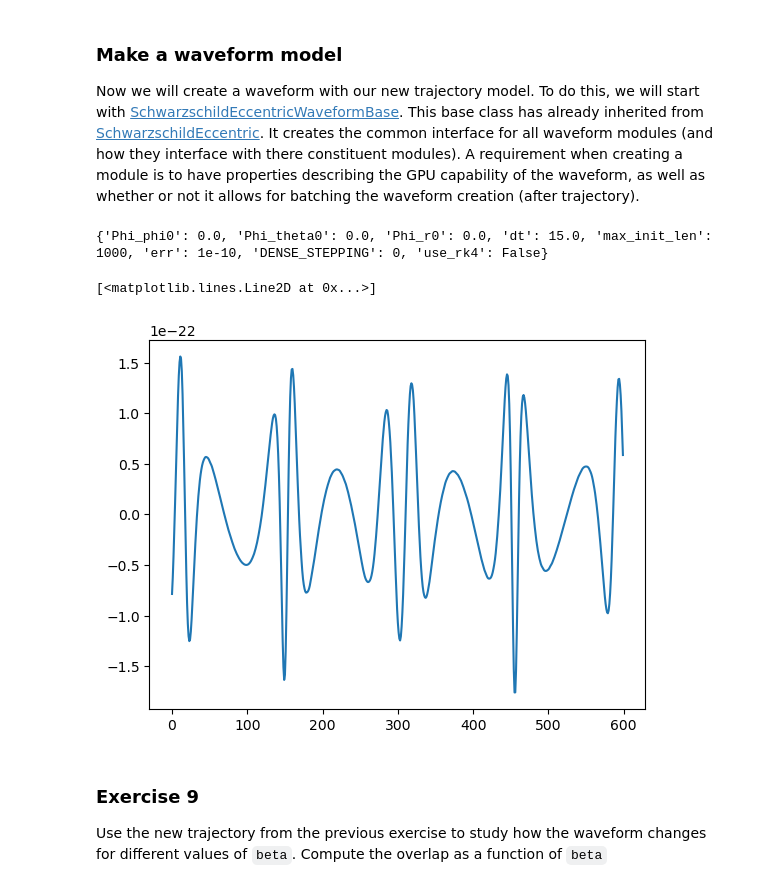
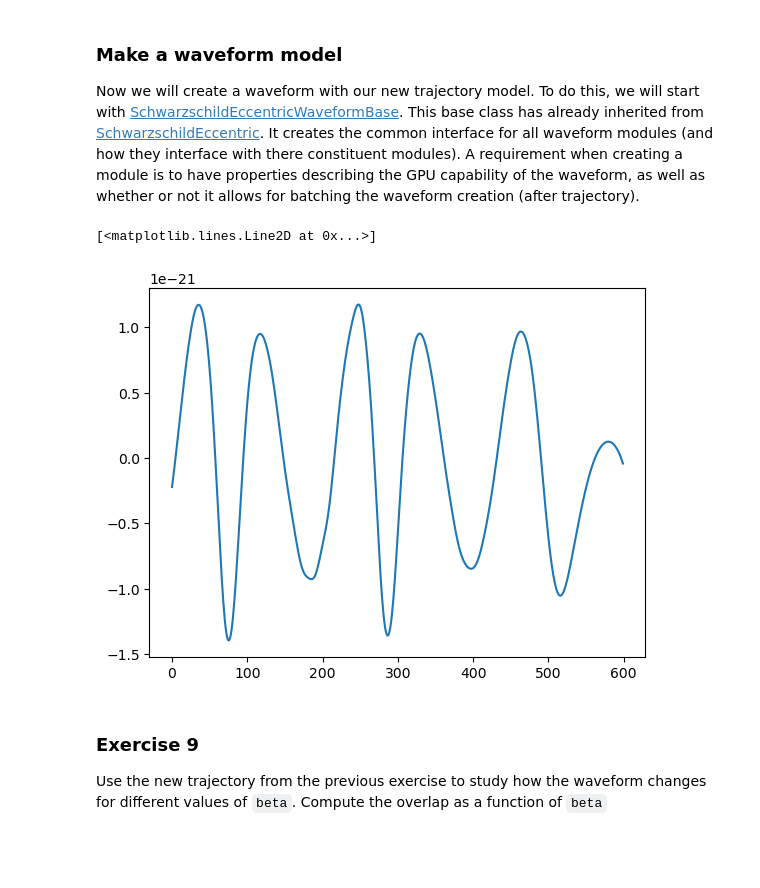
Before and after one commit to lorenzsp/GRAPPA_EMRI_tutorial, a Jupyter notebook: BeyondVacuum-EMRIs.ipynb, the cells around one changed output. Drawn from its saved outputs; the diff is of its cells as text; code cells hidden in the pictures; blank space fills up the shorter version.

```diff
--- a/BeyondVacuum-EMRIs.ipynb
+++ b/BeyondVacuum-EMRIs.ipynb
@@ -831,25 +831,24 @@ class FastSchwarzschildEccentricPn(SchwarzschildEccentricWaveformBase):
 # %%
 test = FastSchwarzschildEccentricPn()
 
 M = 1e6
-mu = 1e1
+mu = 5e1
 p0 = 12.0
 e0 = 0.4
 theta = np.pi/3.
 phi = np.pi/4.
 dist = 1.0
 beta =0.0
 
-T = 0.02
-dt = 15.0
+T = 1.02
+dt = 2.0
 
 wave1 = test(M, mu, p0, e0, theta, phi, beta, dist=dist, dt=dt, T=T)
 
 plt.plot(wave1.real[-600:])
 # %% [output]
-{'Phi_phi0': 0.0, 'Phi_theta0': 0.0, 'Phi_r0': 0.0, 'dt': 15.0, 'max_init_len': 1000, 'err': 1e-10, 'DENSE_STEPPING': 0, 'use_rk4': False}
+[<matplotlib.lines.Line2D at 0x...>]
-[<matplotlib.lines.Line2D at 0x...>]
-[figure, old version]
+[figure, new version]
 # %% [markdown]
 ### Exercise 9
 Use the new trajectory from the previous exercise to study how the waveform changes for different values of  `beta`. Compute the overlap as a function of `beta`
```
Also changed, not shown: parts of 5 cells of this notebook, 1 other file.
